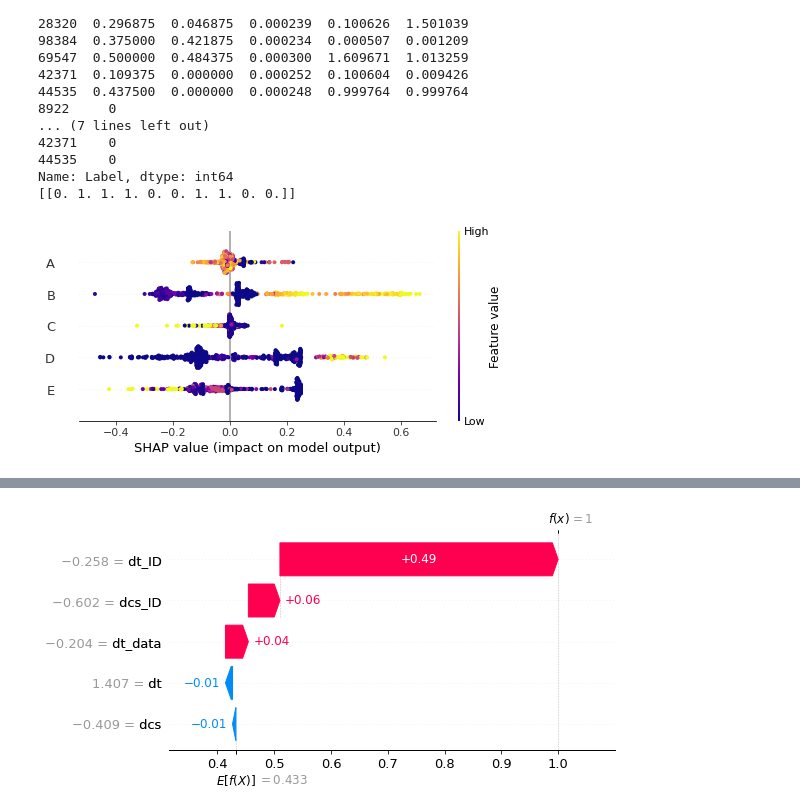
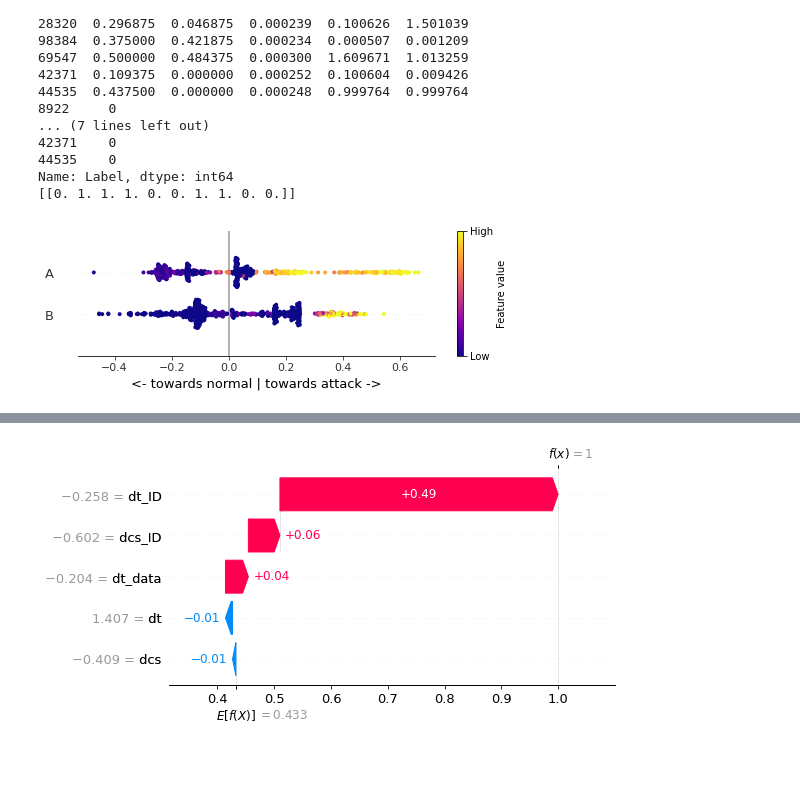
Before and after one commit to hampu5/ml-classify, a Jupyter notebook: ml_classify/dnn-book.ipynb, the cells around one changed output, grey strips where cells are left out. Saved outputs shown, nothing was run; the diff lists cells and outputs as text; code cells hidden in the pictures; blank space fills up the shorter version.

Commit message:
Quest plots

```diff
--- a/ml_classify/dnn-book.ipynb
+++ b/ml_classify/dnn-book.ipynb
@@ -245,18 +256,23 @@ print(pred_sample)
 44535    0
 Name: Label, dtype: int64
 [[0. 1. 1. 1. 0. 0. 1. 1. 0. 0.]]
+# %%
+shap_all.feature_names = ["T", "A", "C", "B", "E"]
 # %%
 # plot_beeswarm(shap_all)
 def plot_beeswarm2(exp_obj):
-    vis = shap.plots.beeswarm(exp_obj, show=False, max_display=20 , color=plt.get_cmap("plasma"), order=[0, 1, 2, 3, 4])
-    plt.gcf().axes[-1].set_aspect(100)
-    plt.gcf().axes[-1].set_box_aspect(100)
+    vis = shap.plots.beeswarm(exp_obj, show=False, max_display=20, color=plt.get_cmap("plasma"), order=[1, 3], color_bar=False)
+    # plt.gcf().axes[-1].set_aspect(100)
+    # plt.gcf().axes[-1].set_box_aspect(100)
+    cbar = plt.colorbar(plt.cm.ScalarMappable(cmap="plasma"), label="Feature value")
+    cbar.set_ticks([0, 1])
+    cbar.set_ticklabels(["Low", "High"])
+    plt.xlabel("<- towards normal | towards attack ->")
     return vis
 
-shap_all.feature_names = ["A", "B", "C", "D", "E"]
 plot_beeswarm2(shap_all)
 # %% [output]
-[figure, old version]
+[figure, new version]
 # %%
 import matplotlib
 def plot_test(df_exp: pd.DataFrame, shap_all: shap.Explanation, feature, trim=None, y_squish=10, scale=1, colorbar=False, y_size=1):
```
Also changed, not shown: parts of 3 cells of this notebook, 8 other files.
